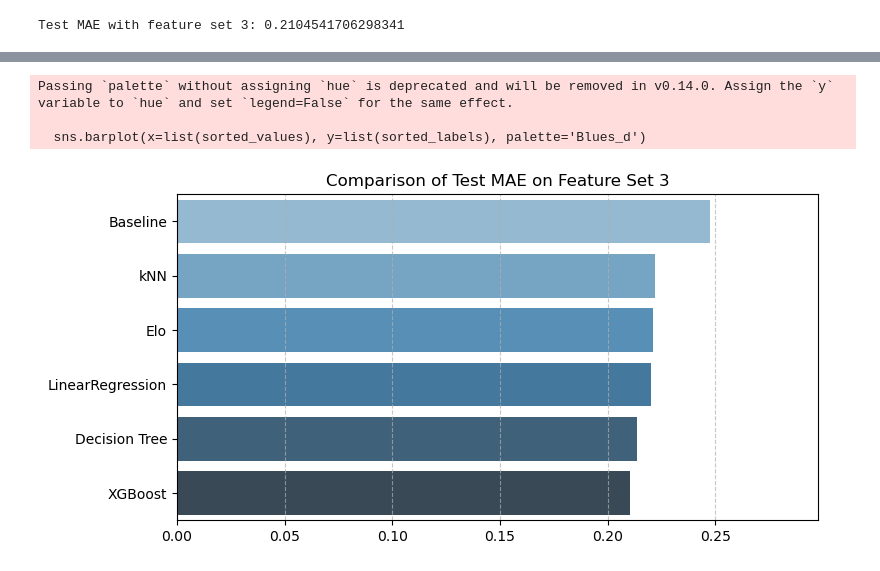
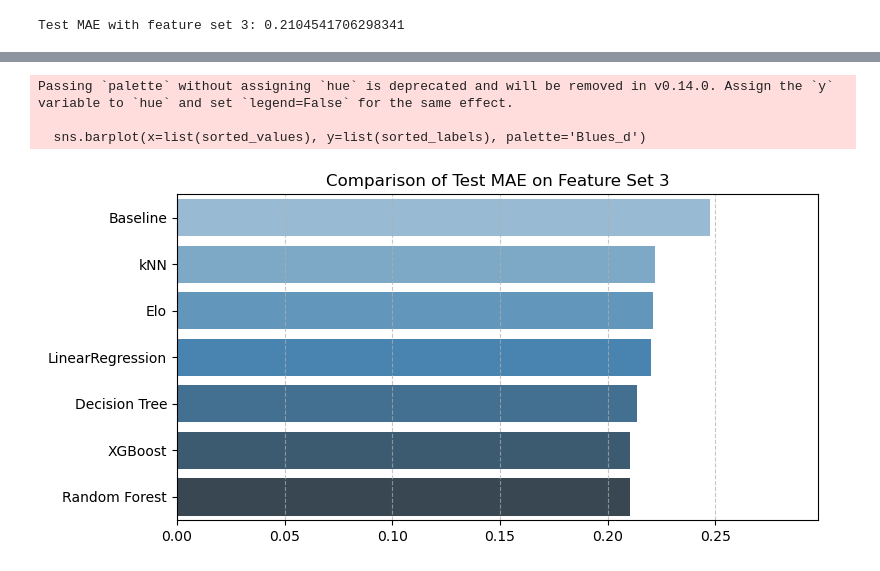
Before and after one commit to PubohH/2025-Summer-Erdos-Elo-Project, a Jupyter notebook: Rubaiyat/7_Frame_Prediction_Models/comparison.ipynb, the cells around one changed output, grey strips where cells are left out. Drawn from its saved outputs; the diff is of its cells as text; code cells hidden in the pictures.

```diff
--- a/Rubaiyat/7_Frame_Prediction_Models/comparison.ipynb
+++ b/Rubaiyat/7_Frame_Prediction_Models/comparison.ipynb
@@ -478,21 +483,21 @@ Passing `palette` without assigning `hue` is deprecated and will be removed in v
 # %%
-mae_values = [0.2476,0.2210,0.2203, 0.2219, 0.2136, 0.2105]
-models = ['Baseline','Elo','LinearRegression', 'kNN', 'Decision Tree', 'XGBoost']
+mae_values = [0.2476,0.2210,0.2203, 0.2219, 0.2136, 0.2104, 0.2105]
+models = ['Baseline','Elo','LinearRegression', 'kNN', 'Decision Tree', 'Random Forest', 'XGBoost']
 
 sorted_pairs = sorted(zip(mae_values, models), reverse=True)
 sorted_values, sorted_labels = zip(*sorted_pairs)
 
 plt.figure(figsize=(8, 4))
 sns.barplot(x=list(sorted_values), y=list(sorted_labels), palette='Blues_d')
 
 plt.title('Comparison of Test MAE on Feature Set 3')
 plt.xlim(0, max(mae_values) + 0.05)
 plt.grid(axis='x', linestyle='--', alpha=0.7)
 
 plt.tight_layout()
 plt.show()
 # %% [output]
 Passing `palette` without assigning `hue` is deprecated and will be removed in v0.14.0. Assign the `y` variable to `hue` and set `legend=False` for the same effect.
 
   sns.barplot(x=list(sorted_values), y=list(sorted_labels), palette='Blues_d')
-[figure, old version]
+[figure, new version]
```
Also changed, not shown: parts of 22 cells of this notebook, 2 other files.
